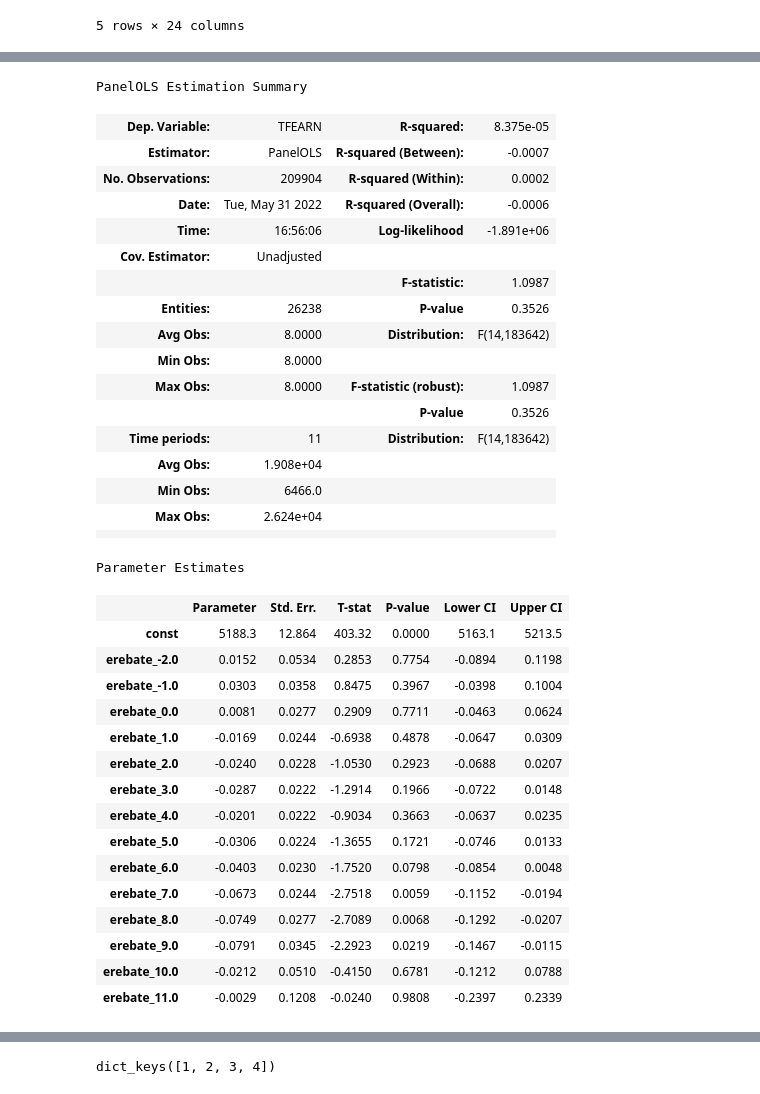
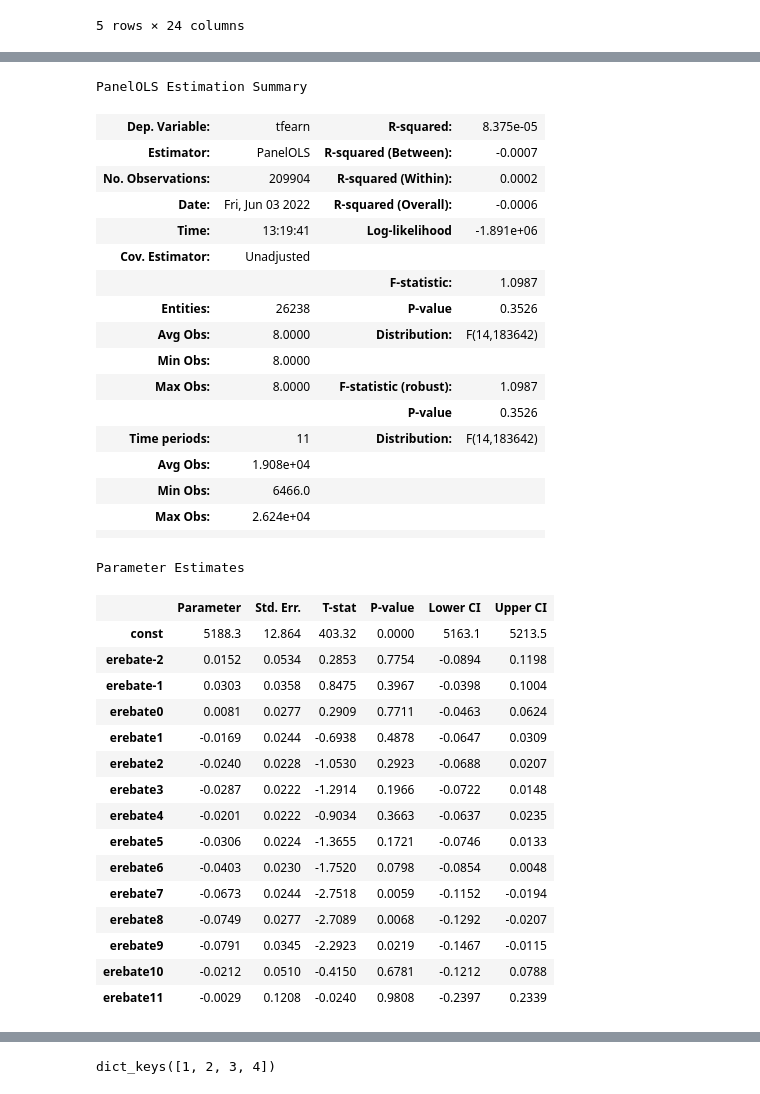
Before and after one commit to MaxDerWeber/MasterThesis, a Jupyter notebook: Analysis.ipynb, the cells around one changed output, grey strips where cells are left out. Cells and saved outputs as stored; diff of their text form; code cells hidden in the pictures.

Commit message:
Rerun FE 2SLS estimation with tfearn corrected.

```diff
--- a/Analysis.ipynb
+++ b/Analysis.ipynb
@@ -30,8 +30,3 @@ houshold.head()
 |  | 9.0 | 0 | NaN | 1099 | 0.0 | 1 | 3 | 0.0 | 0.0 | 0.0 | ... |
 |  | 10.0 | 0 | NaN | 381 | 0.0 | 1 | 3 | 0.0 | 0.0 | 0.0 | ... |
 5 rows × 24 columns
-# %%
-# put this to the Data.ipynb # -> or should I drop all observations with earnings below 0?
-print(houshold['TFEARN'].describe())
-houshold.loc[houshold.TFEARN < 0, 'TFEARN'] = 0
-print(houshold['TFEARN'].describe())
@@ -57,49 +33,49 @@ Name: TFEARN, dtype: float64
 # %%
 # with dummy * amount:
-exog_vars = houshold[['erebate_-2.0', 'erebate_-1.0', 'erebate_0.0', 'erebate_1.0','erebate_2.0', 'erebate_3.0', 'erebate_4.0', 'erebate_5.0', 'erebate_6.0',
-                      'erebate_7.0', 'erebate_8.0', 'erebate_9.0', 'erebate_10.0', 'erebate_11.0']].multiply(houshold['ERBATAMT'], axis = 'index')
+exog_vars = houshold[['erebate-2', 'erebate-1', 'erebate0', 'erebate1','erebate2', 'erebate3', 'erebate4', 'erebate5', 'erebate6',
+                      'erebate7', 'erebate8', 'erebate9', 'erebate10', 'erebate11']].multiply(houshold['ERBATAMT'], axis = 'index')
 #exog_vars['month_total'] = pd.Categorical(houshold['month_total'])
 exog = sm.add_constant(exog_vars)
 
-model = PanelOLS(houshold['TFEARN'], exog, entity_effects = True, time_effects = True, check_rank = True, drop_absorbed=True)
+model = PanelOLS(houshold['tfearn'], exog, entity_effects = True, time_effects = True, check_rank = True, drop_absorbed=True)
 
 model.fit()
 # %% [output]
 PanelOLS Estimation Summary
-| Dep. Variable: | TFEARN | R-squared: | 8.375e-05 |
+| Dep. Variable: | tfearn | R-squared: | 8.375e-05 |
 | Estimator: | PanelOLS | R-squared (Between): | -0.0007 |
 | No. Observations: | 209904 | R-squared (Within): | 0.0002 |
-| Date: | Tue, May 31 2022 | R-squared (Overall): | -0.0006 |
-| Time: | 16:56:06 | Log-likelihood | -1.891e+06 |
+| Date: | Fri, Jun 03 2022 | R-squared (Overall): | -0.0006 |
+| Time: | 13:19:41 | Log-likelihood | -1.891e+06 |
 | Cov. Estimator: | Unadjusted |  |  |
 |  |  | F-statistic: | 1.0987 |
 | Entities: | 26238 | P-value | 0.3526 |
 | Avg Obs: | 8.0000 | Distribution: | F(14,183642) |
 | Min Obs: | 8.0000 |  |  |
 | Max Obs: | 8.0000 | F-statistic (robust): | 1.0987 |
 |  |  | P-value | 0.3526 |
 | Time periods: | 11 | Distribution: | F(14,183642) |
 | Avg Obs: | 1.908e+04 |  |  |
 | Min Obs: | 6466.0 |  |  |
 | Max Obs: | 2.624e+04 |  |  |
 |  |  |  |  |
 Parameter Estimates
 |  | Parameter | Std. Err. | T-stat | P-value | Lower CI | Upper CI |
 | const | 5188.3 | 12.864 | 403.32 | 0.0000 | 5163.1 | 5213.5 |
-| erebate_-2.0 | 0.0152 | 0.0534 | 0.2853 | 0.7754 | -0.0894 | 0.1198 |
-| erebate_-1.0 | 0.0303 | 0.0358 | 0.8475 | 0.3967 | -0.0398 | 0.1004 |
-| erebate_0.0 | 0.0081 | 0.0277 | 0.2909 | 0.7711 | -0.0463 | 0.0624 |
-| erebate_1.0 | -0.0169 | 0.0244 | -0.6938 | 0.4878 | -0.0647 | 0.0309 |
-| erebate_2.0 | -0.0240 | 0.0228 | -1.0530 | 0.2923 | -0.0688 | 0.0207 |
-| erebate_3.0 | -0.0287 | 0.0222 | -1.2914 | 0.1966 | -0.0722 | 0.0148 |
-| erebate_4.0 | -0.0201 | 0.0222 | -0.9034 | 0.3663 | -0.0637 | 0.0235 |
-| erebate_5.0 | -0.0306 | 0.0224 | -1.3655 | 0.1721 | -0.0746 | 0.0133 |
-| erebate_6.0 | -0.0403 | 0.0230 | -1.7520 | 0.0798 | -0.0854 | 0.0048 |
-| erebate_7.0 | -0.0673 | 0.0244 | -2.7518 | 0.0059 | -0.1152 | -0.0194 |
-| erebate_8.0 | -0.0749 | 0.0277 | -2.7089 | 0.0068 | -0.1292 | -0.0207 |
-| erebate_9.0 | -0.0791 | 0.0345 | -2.2923 | 0.0219 | -0.1467 | -0.0115 |
-| erebate_10.0 | -0.0212 | 0.0510 | -0.4150 | 0.6781 | -0.1212 | 0.0788 |
-| erebate_11.0 | -0.0029 | 0.1208 | -0.0240 | 0.9808 | -0.2397 | 0.2339 |
+| erebate-2 | 0.0152 | 0.0534 | 0.2853 | 0.7754 | -0.0894 | 0.1198 |
+| erebate-1 | 0.0303 | 0.0358 | 0.8475 | 0.3967 | -0.0398 | 0.1004 |
+| erebate0 | 0.0081 | 0.0277 | 0.2909 | 0.7711 | -0.0463 | 0.0624 |
+| erebate1 | -0.0169 | 0.0244 | -0.6938 | 0.4878 | -0.0647 | 0.0309 |
+| erebate2 | -0.0240 | 0.0228 | -1.0530 | 0.2923 | -0.0688 | 0.0207 |
+| erebate3 | -0.0287 | 0.0222 | -1.2914 | 0.1966 | -0.0722 | 0.0148 |
+| erebate4 | -0.0201 | 0.0222 | -0.9034 | 0.3663 | -0.0637 | 0.0235 |
+| erebate5 | -0.0306 | 0.0224 | -1.3655 | 0.1721 | -0.0746 | 0.0133 |
+| erebate6 | -0.0403 | 0.0230 | -1.7520 | 0.0798 | -0.0854 | 0.0048 |
+| erebate7 | -0.0673 | 0.0244 | -2.7518 | 0.0059 | -0.1152 | -0.0194 |
+| erebate8 | -0.0749 | 0.0277 | -2.7089 | 0.0068 | -0.1292 | -0.0207 |
+| erebate9 | -0.0791 | 0.0345 | -2.2923 | 0.0219 | -0.1467 | -0.0115 |
+| erebate10 | -0.0212 | 0.0510 | -0.4150 | 0.6781 | -0.1212 | 0.0788 |
+| erebate11 | -0.0029 | 0.1208 | -0.0240 | 0.9808 | -0.2397 | 0.2339 |
 F-test for Poolability: 51.256
 P-value: 0.0000
 Distribution: F(26247,183642)
```
Also changed, not shown: parts of 10 cells of this notebook.
